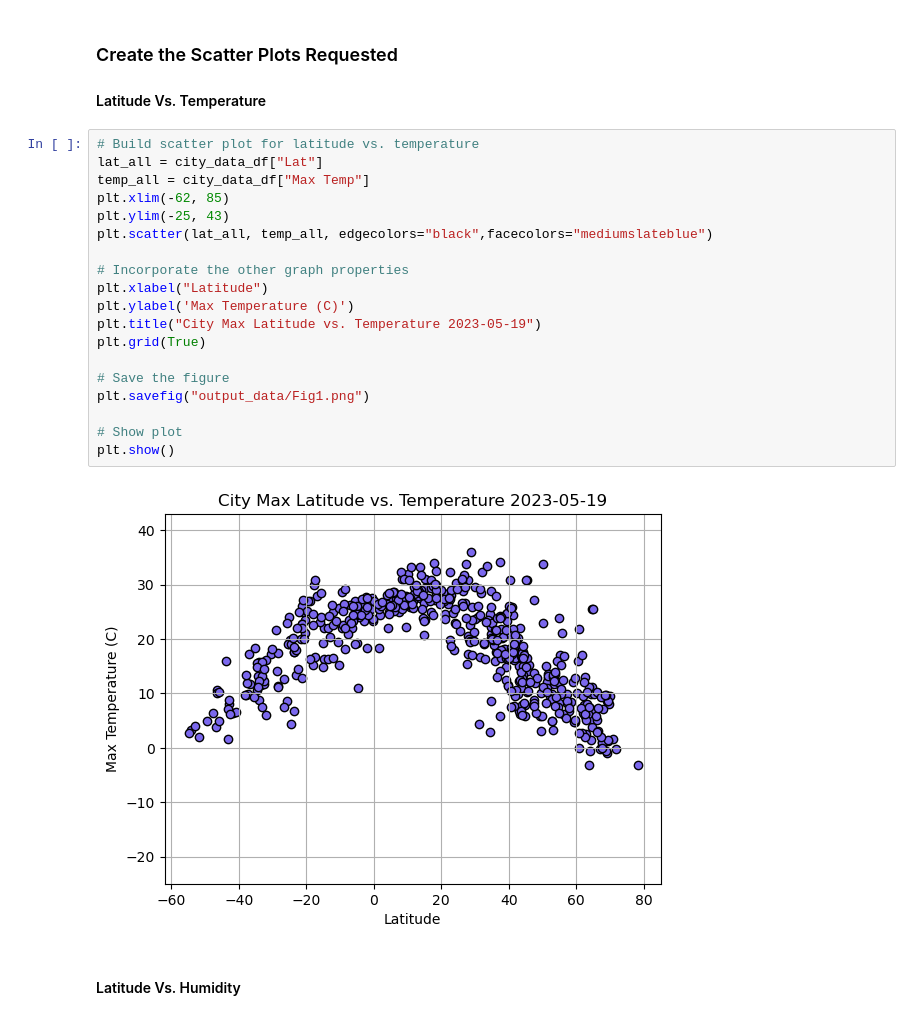
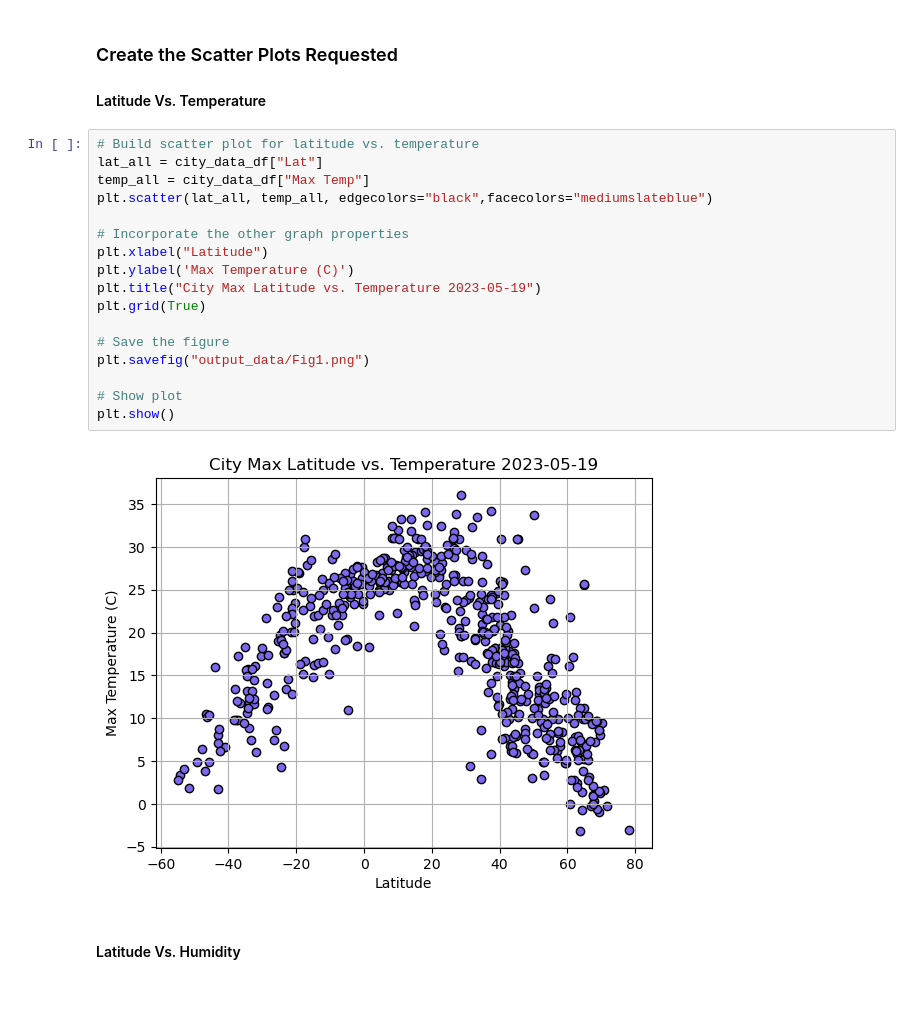
Before and after one commit to aglantzrbc/python-api-challenge, a Jupyter notebook: WeatherPy/WeatherPy.ipynb, the cells around one changed output. Saved outputs shown, nothing was run; the diff lists cells and outputs as text.

```diff
--- a/WeatherPy/WeatherPy.ipynb
+++ b/WeatherPy/WeatherPy.ipynb
@@ -195,24 +195,22 @@ city_data_df.head()
 # %%
 # Build scatter plot for latitude vs. temperature
 lat_all = city_data_df["Lat"]
 temp_all = city_data_df["Max Temp"]
-plt.xlim(-62, 85)
-plt.ylim(-25, 43)
 plt.scatter(lat_all, temp_all, edgecolors="black",facecolors="mediumslateblue")
 
 # Incorporate the other graph properties
 plt.xlabel("Latitude")
 plt.ylabel('Max Temperature (C)')
 plt.title("City Max Latitude vs. Temperature 2023-05-19")
 plt.grid(True)
 
 # Save the figure
 plt.savefig("output_data/Fig1.png")
 
 # Show plot
 plt.show()
 # %% [output]
-[figure, old version]
+[figure, new version]
 # %% [markdown]
 #### Latitude Vs. Humidity
 # %%
```
Also changed, not shown: parts of 14 cells of this notebook, 9 other files.
